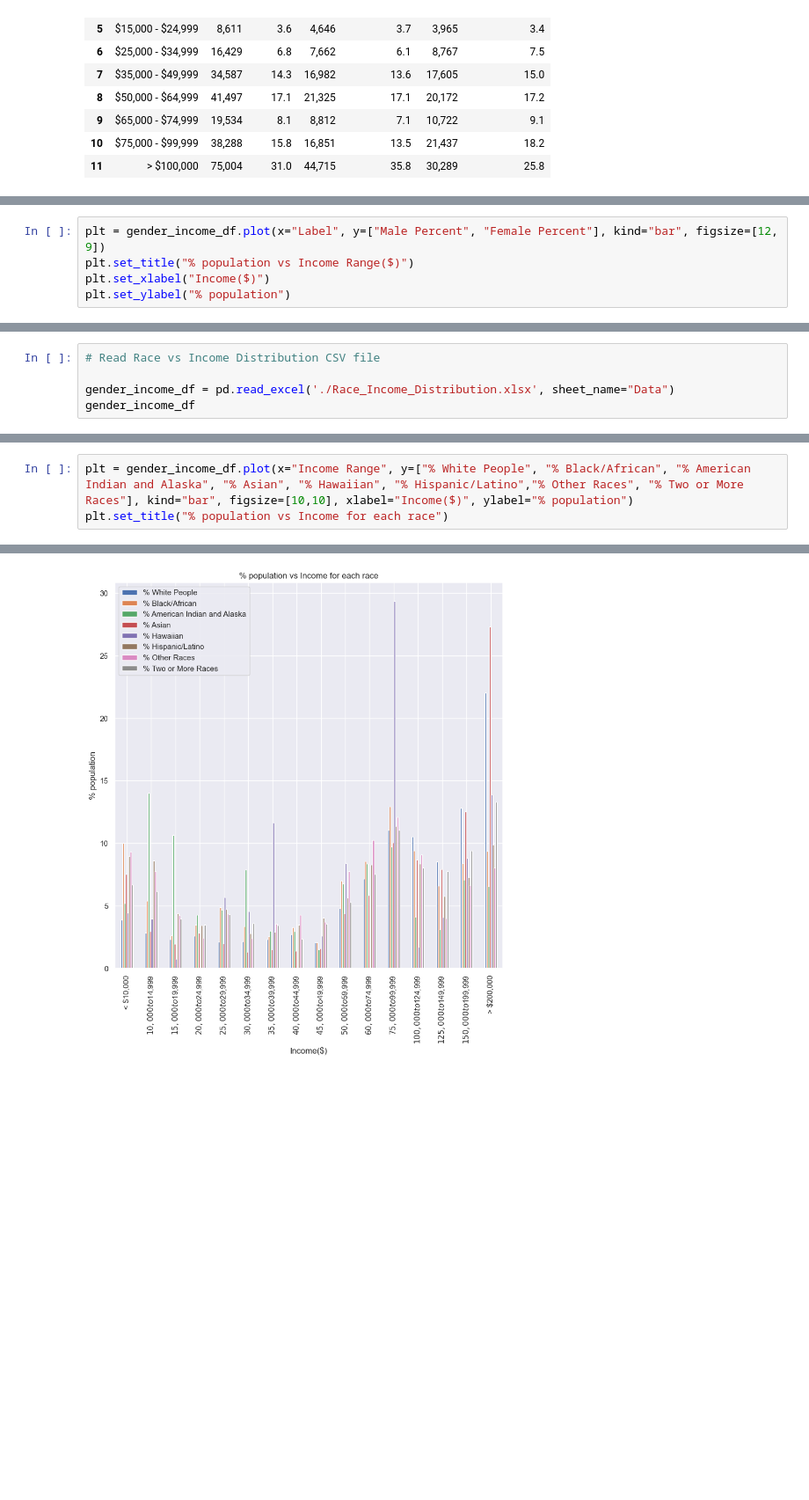
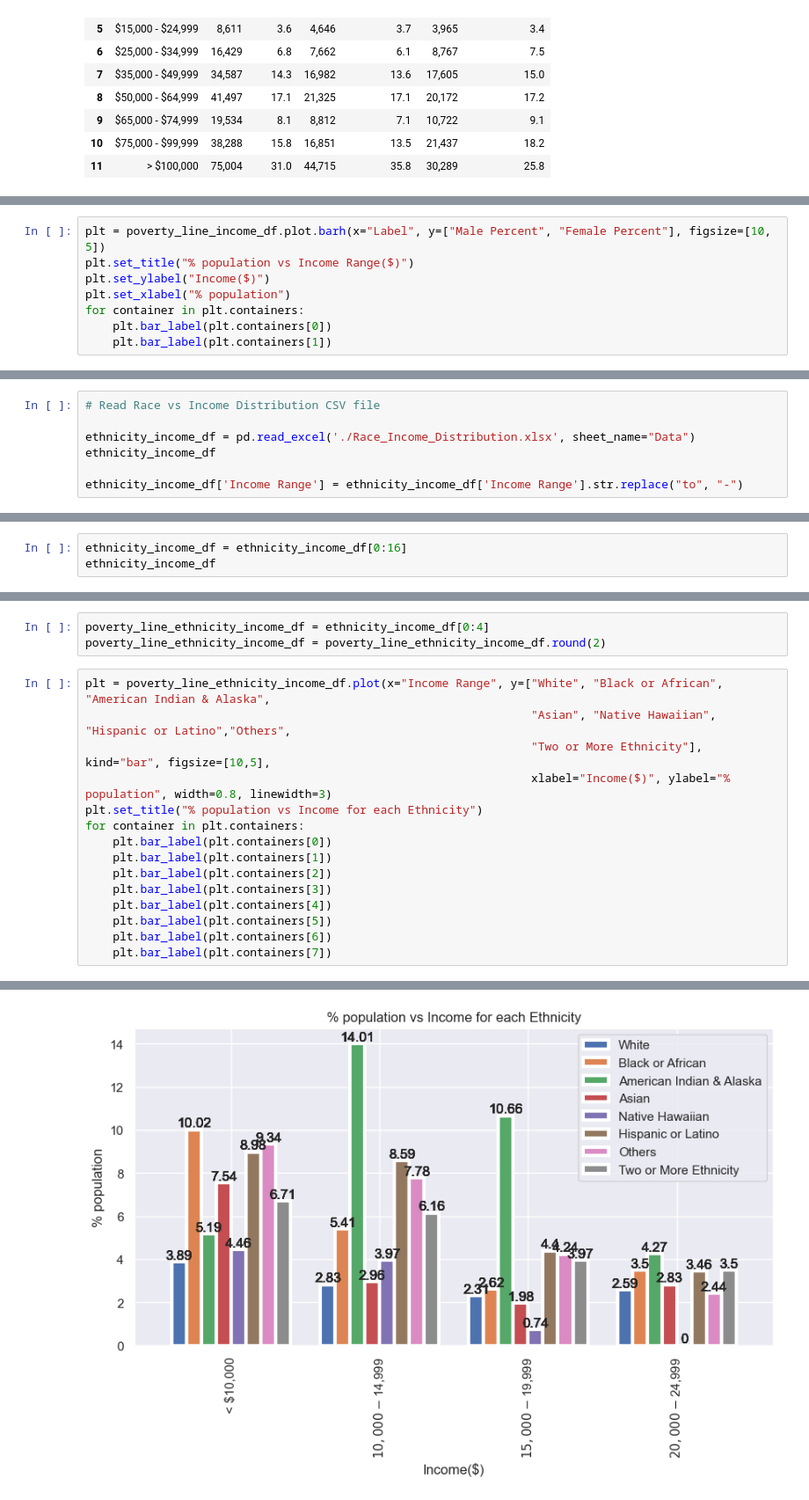
Before and after one commit to BU-Spark/ds-councilor-lara-ubi, a Jupyter notebook: spring23-team-1/deliverables/deliverable2/income_gender_distribution.ipynb, the cells around one changed output, grey strips where cells are left out. Shown at 88% size. Drawn from its saved outputs; the diff is of its cells as text; blank space fills up the shorter version.

```diff
--- a/spring23-team-1/deliverables/deliverable2/income_gender_distribution.ipynb
+++ b/spring23-team-1/deliverables/deliverable2/income_gender_distribution.ipynb
@@ -124,6 +132,9 @@ See the caveats in the documentation: https://pandas.pydata.org/pandas-docs/stab
 # %%
-plt = gender_income_df.plot(x="Label", y=["Male Percent", "Female Percent"], kind="bar", figsize=[12, 9])
+plt = poverty_line_income_df.plot.barh(x="Label", y=["Male Percent", "Female Percent"], figsize=[10, 5])
 plt.set_title("% population vs Income Range($)")
-plt.set_xlabel("Income($)")
-plt.set_ylabel("% population")
+plt.set_ylabel("Income($)")
+plt.set_xlabel("% population")
+for container in plt.containers:
+    plt.bar_label(plt.containers[0])
+    plt.bar_label(plt.containers[1])
 # %% [output]
@@ -132,5 +142,7 @@ Text(0, 0.5, '% population')
 # %%
 # Read Race vs Income Distribution CSV file
 
-gender_income_df = pd.read_excel('./Race_Income_Distribution.xlsx', sheet_name="Data")
-gender_income_df
+ethnicity_income_df = pd.read_excel('./Race_Income_Distribution.xlsx', sheet_name="Data")
+ethnicity_income_df
+
+ethnicity_income_df['Income Range'] = ethnicity_income_df['Income Range'].str.replace("to", "-")
@@ -157,0 +149,3 @@ gender_income_df = gender_income_df[0:16]
+# %%
+ethnicity_income_df = ethnicity_income_df[0:16]
+ethnicity_income_df
@@ -158,4 +170,19 @@ gender_income_df = gender_income_df[0:16]
+# %%
+poverty_line_ethnicity_income_df = ethnicity_income_df[0:4]
+poverty_line_ethnicity_income_df = poverty_line_ethnicity_income_df.round(2)
 # %%
-plt = gender_income_df.plot(x="Income Range", y=["% White People", "% Black/African", "% American Indian and Alaska", "% Asian", "% Hawaiian", "% Hispanic/Latino","% Other Races", "% Two or More Races"], kind="bar", figsize=[10,10], xlabel="Income($)", ylabel="% population")
-plt.set_title("% population vs Income for each race")
+plt = poverty_line_ethnicity_income_df.plot(x="Income Range", y=["White", "Black or African", "American Indian & Alaska",
+                                                                 "Asian", "Native Hawaiian", "Hispanic or Latino","Others",
+                                                                 "Two or More Ethnicity"], kind="bar", figsize=[10,5],
+                                                                 xlabel="Income($)", ylabel="% population", width=0.8, linewidth=3)
+plt.set_title("% population vs Income for each Ethnicity")
+for container in plt.containers:
+    plt.bar_label(plt.containers[0])
+    plt.bar_label(plt.containers[1])
+    plt.bar_label(plt.containers[2])
+    plt.bar_label(plt.containers[3])
+    plt.bar_label(plt.containers[4])
+    plt.bar_label(plt.containers[5])
+    plt.bar_label(plt.containers[6])
+    plt.bar_label(plt.containers[7])
 # %% [output]
@@ -163 +189 @@ Text(0.5, 1.0, '% population vs Income for each race')
-[figure, old version]
+[figure, new version]
```
Also changed, not shown: parts of 8 cells of this notebook, 1 other file.
